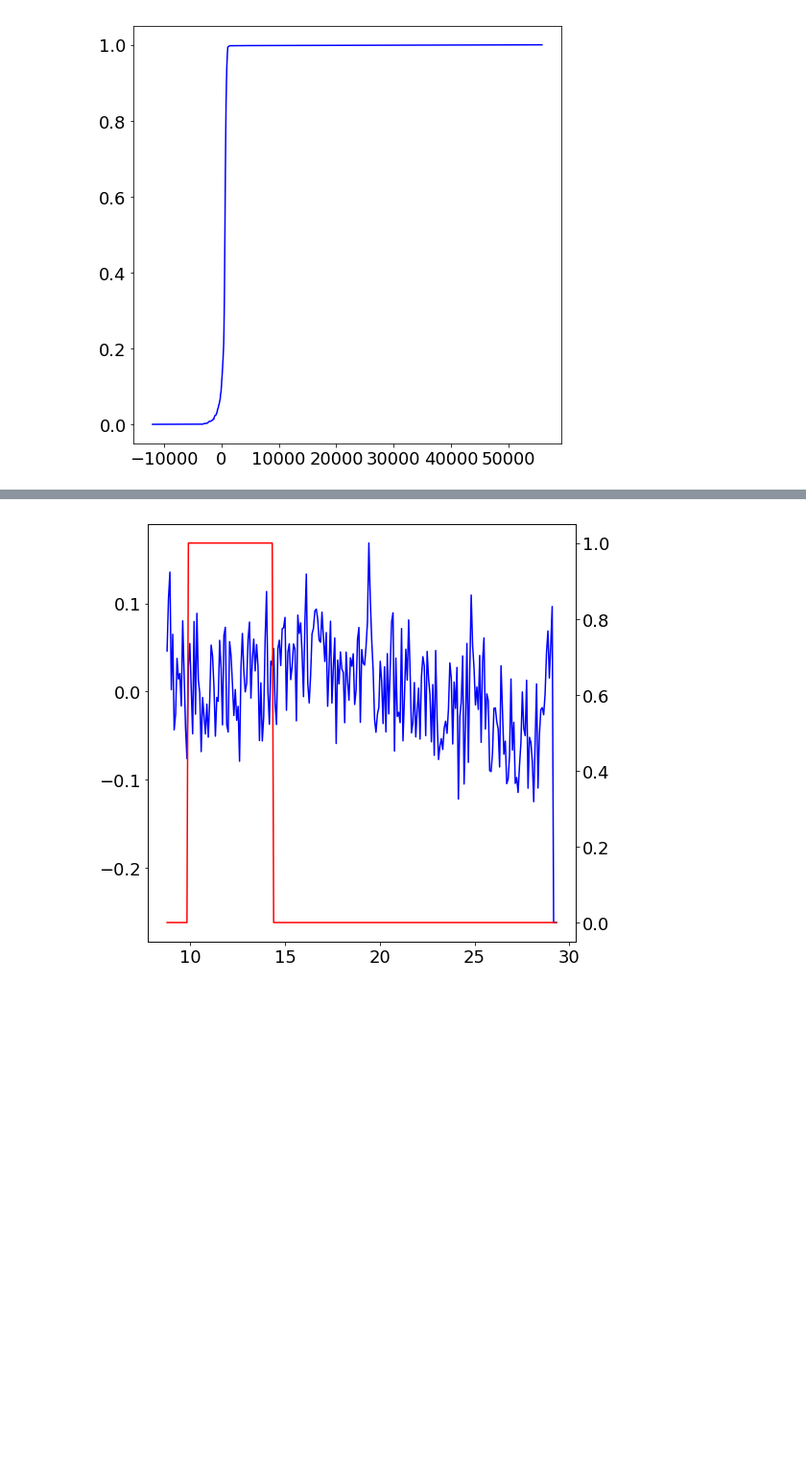
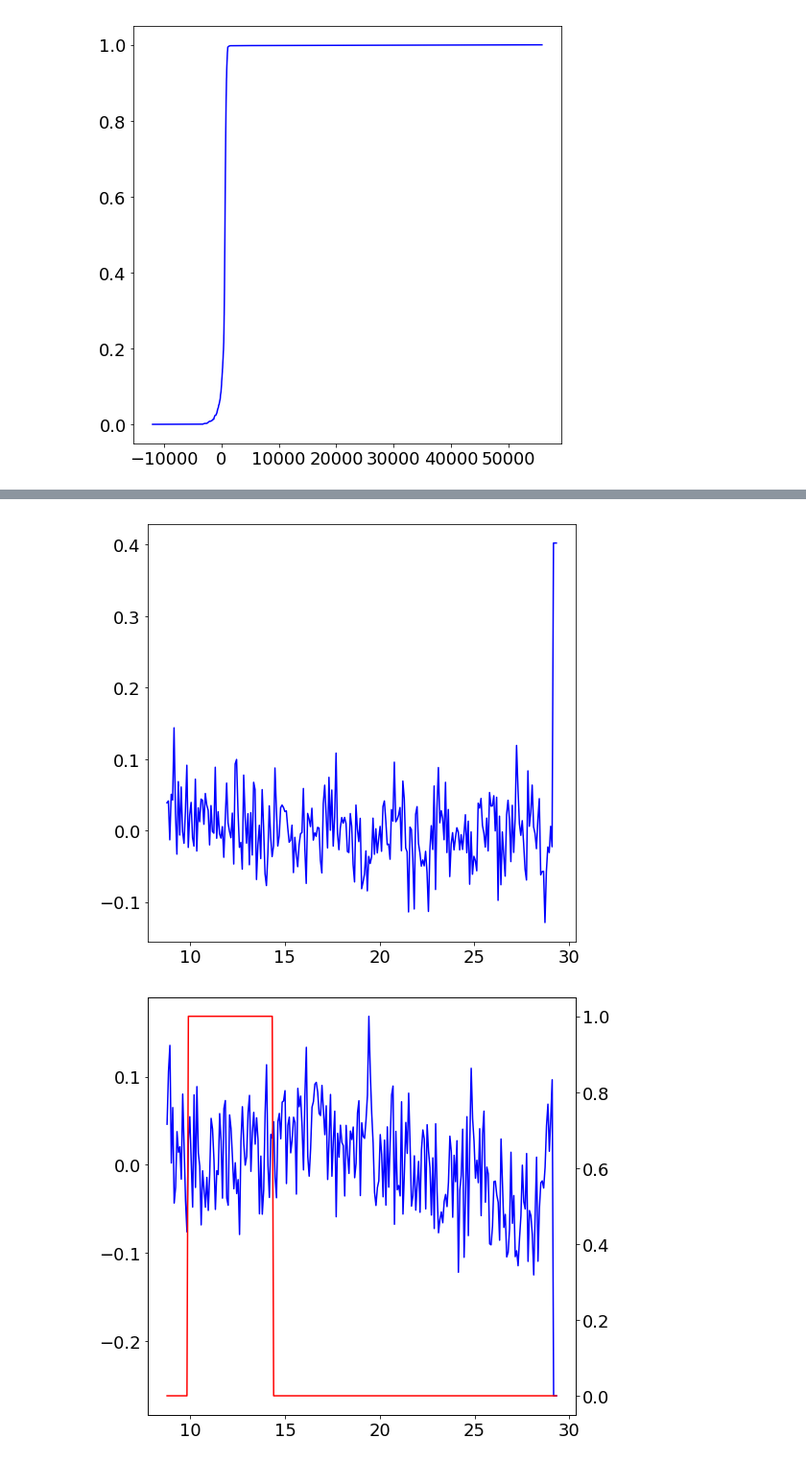
Before and after one commit to sioan/softXRayDataAndControls, a Jupyter notebook: experimentSpecificFiles/sxri0414/for_pub/regression_approach_run60-delay.ipynb, the cells around one changed output, grey strips where cells are left out. Shown at 96% size. Cells and saved outputs as stored; diff of their text form; code cells hidden in the pictures; blank space fills up the shorter version.

```diff
--- a/experimentSpecificFiles/sxri0414/for_pub/regression_approach_run60-delay.ipynb
+++ b/experimentSpecificFiles/sxri0414/for_pub/regression_approach_run60-delay.ipynb
@@ -639,3 +643,8 @@ for i in arange(6):
+# %%
+plot(my_bins[::-1][x_start:x_end],real(eig_vec[:,3]))
+show()
+# %% [output]
+[figure, added]
 # %%
 to_fit = zeros(real(eig_vec.shape[0]))
 fit_start,fit_end = 200,260
```
Also changed, not shown: parts of 8 cells of this notebook.
